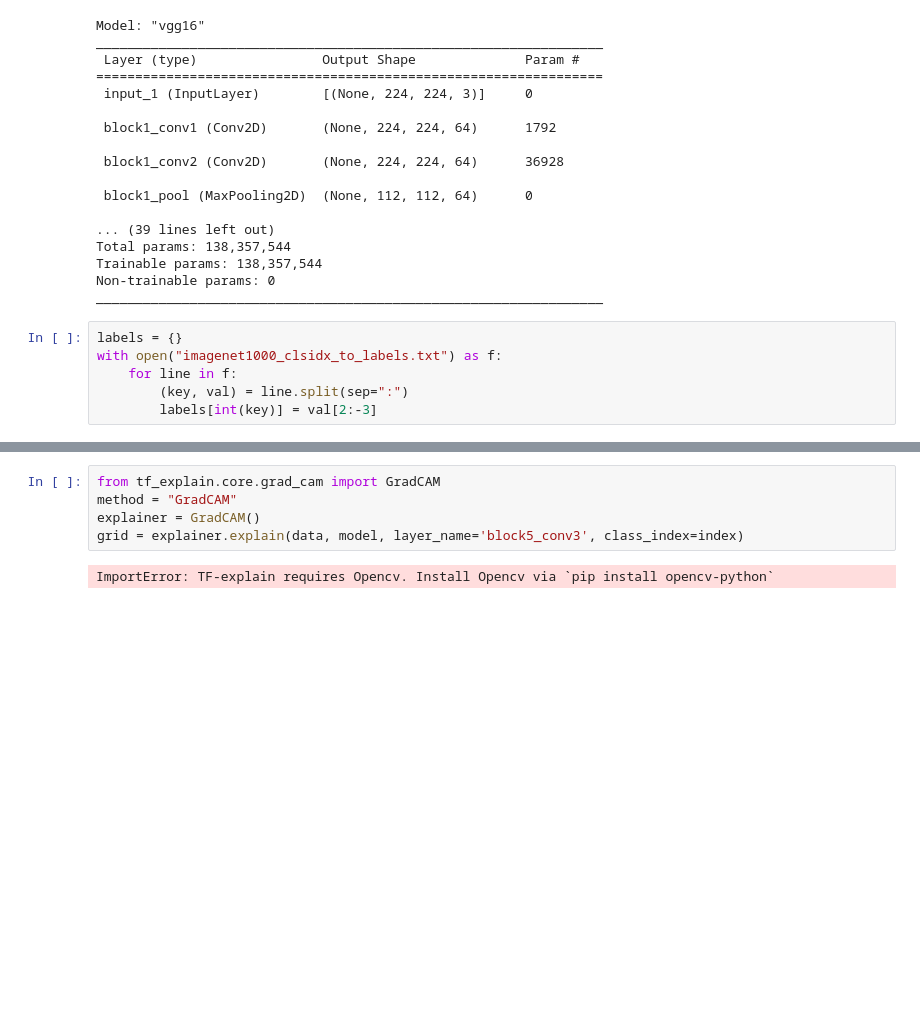
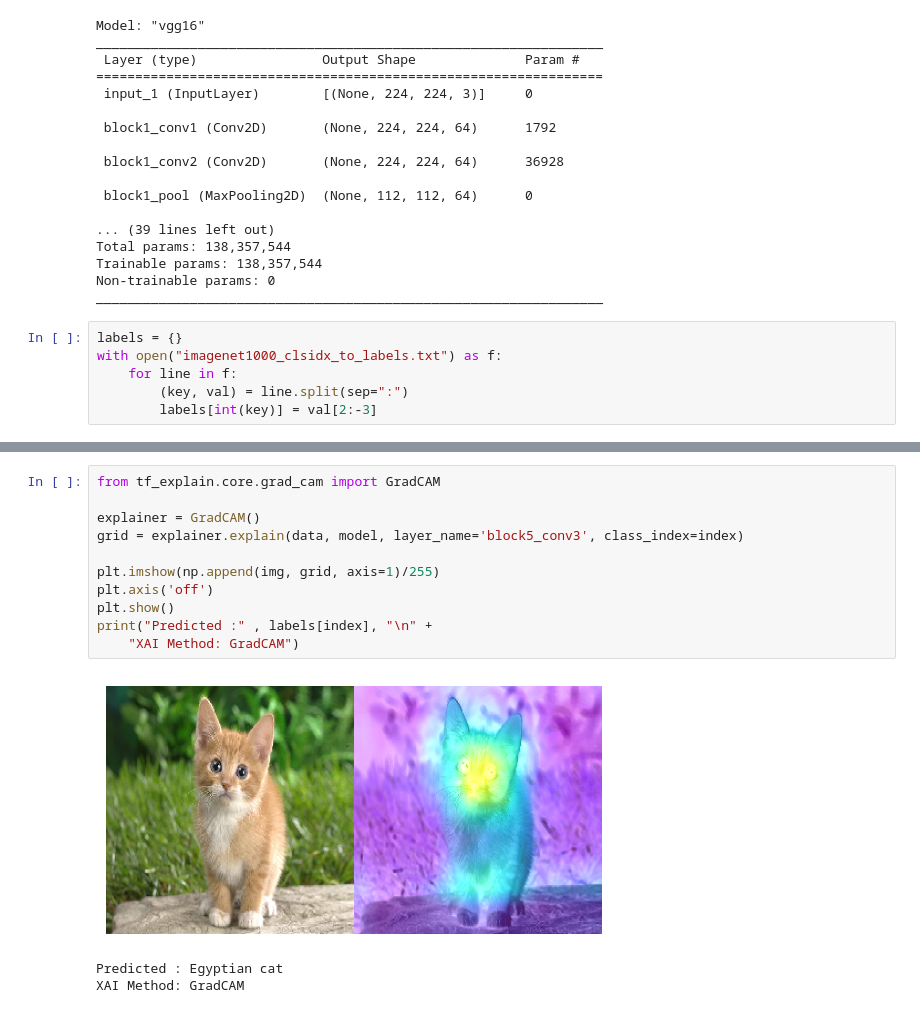
Before and after one commit to juhonamnam/data-analysis, a Jupyter notebook: xai/xai.ipynb, the cells around one changed output, grey strips where cells are left out. Saved outputs shown, nothing was run; the diff lists cells and outputs as text; blank space fills up the shorter version.

```diff
--- a/xai/xai.ipynb
+++ b/xai/xai.ipynb
@@ -58,7 +60,15 @@ plt.show()
 # %%
 from tf_explain.core.grad_cam import GradCAM
-method = "GradCAM"
+
 explainer = GradCAM()
 grid = explainer.explain(data, model, layer_name='block5_conv3', class_index=index)
+
+plt.imshow(np.append(img, grid, axis=1)/255)
+plt.axis('off')
+plt.show()
+print("Predicted :" , labels[index], "\n" +
+    "XAI Method: GradCAM")
 # %% [output]
+[figure, added]
-ImportError: TF-explain requires Opencv. Install Opencv via `pip install opencv-python`
+Predicted : Egyptian cat
+XAI Method: GradCAM
```
Also changed, not shown: parts of 7 cells of this notebook, 2 other files.
